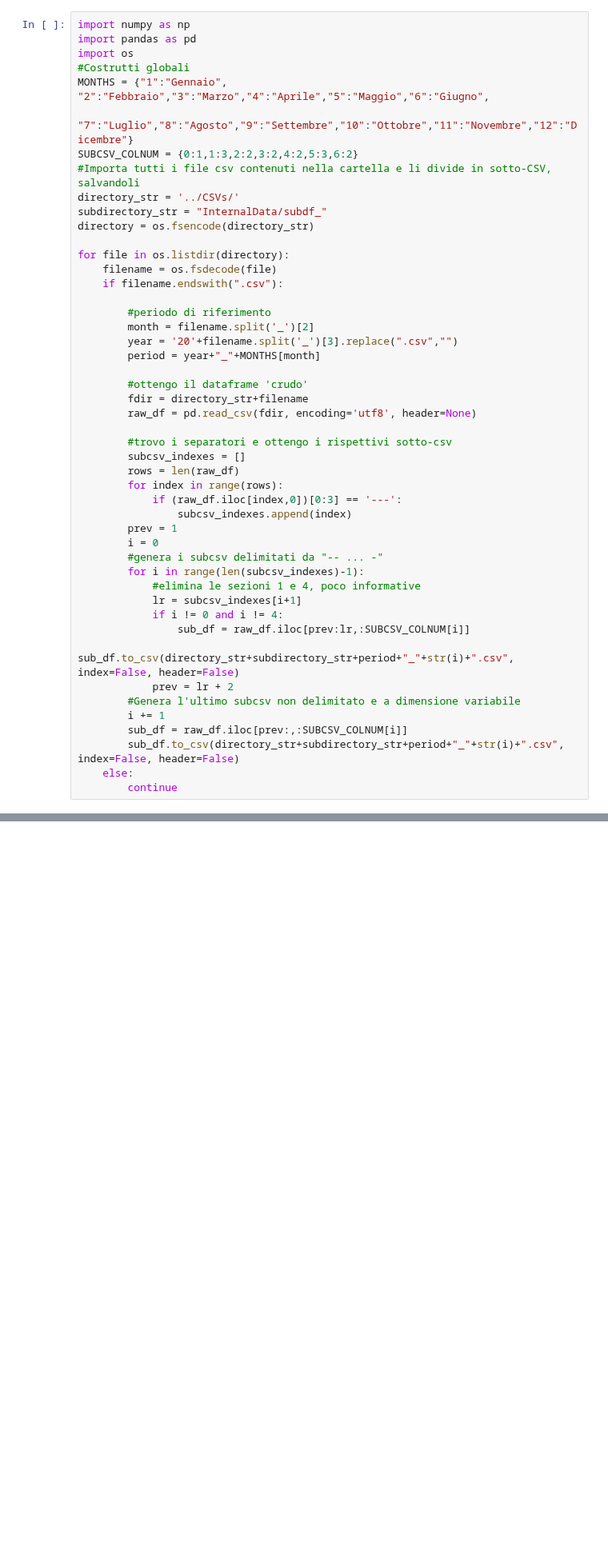
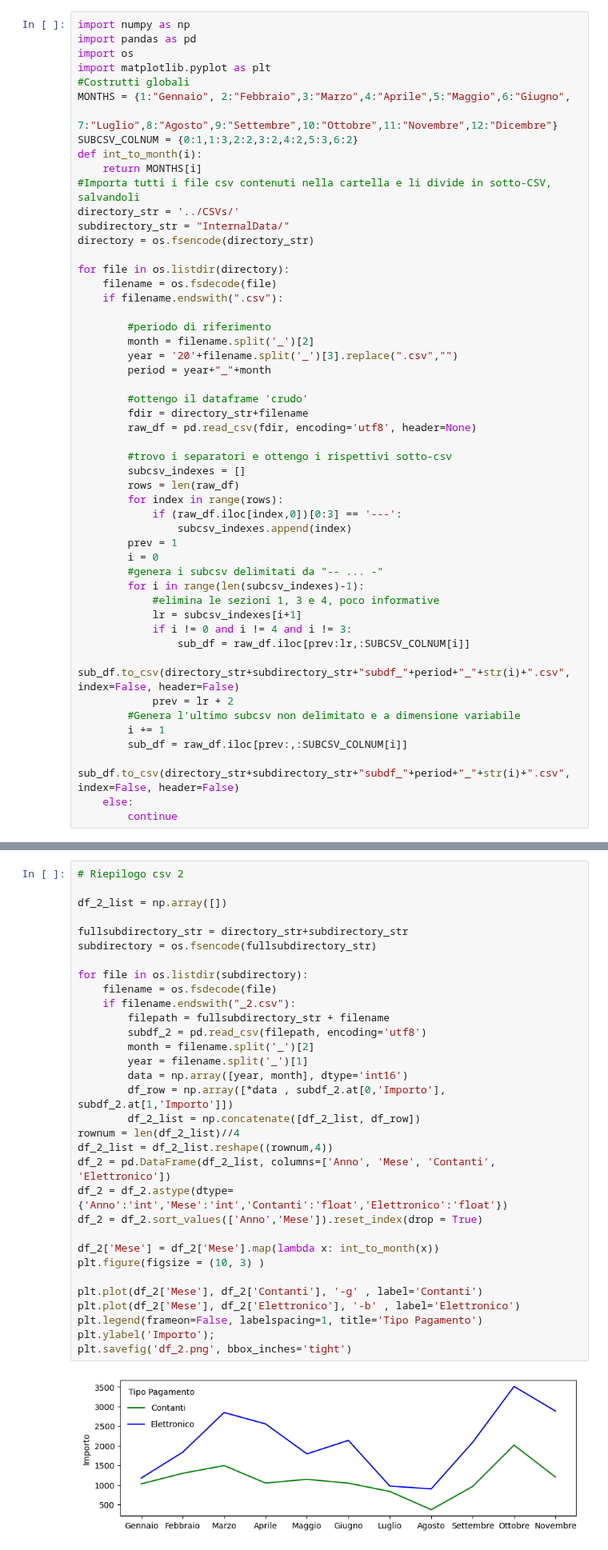
Before and after one commit to Din-Don-Dan/DSP, a Jupyter notebook: Progetto.ipynb, the cells around one changed output, grey strips where cells are left out. Shown at 80% size. Cells and saved outputs as stored; diff of their text form; blank space fills up the shorter version.

```diff
--- a/Progetto.ipynb
+++ b/Progetto.ipynb
@@ -2,13 +2,16 @@
 import numpy as np
 import pandas as pd
 import os
+import matplotlib.pyplot as plt
 #Costrutti globali
-MONTHS = {"1":"Gennaio", "2":"Febbraio","3":"Marzo","4":"Aprile","5":"Maggio","6":"Giugno",
-          "7":"Luglio","8":"Agosto","9":"Settembre","10":"Ottobre","11":"Novembre","12":"Dicembre"}
+MONTHS = {1:"Gennaio", 2:"Febbraio",3:"Marzo",4:"Aprile",5:"Maggio",6:"Giugno",
+          7:"Luglio",8:"Agosto",9:"Settembre",10:"Ottobre",11:"Novembre",12:"Dicembre"}
 SUBCSV_COLNUM = {0:1,1:3,2:2,3:2,4:2,5:3,6:2}
+def int_to_month(i):
+    return MONTHS[i]
 #Importa tutti i file csv contenuti nella cartella e li divide in sotto-CSV, salvandoli
 directory_str = '../CSVs/'
-subdirectory_str = "InternalData/subdf_"
+subdirectory_str = "InternalData/"
 directory = os.fsencode(directory_str)
 
 for file in os.listdir(directory):
@@ -18,7 +21,7 @@ for file in os.listdir(directory):
         #periodo di riferimento
         month = filename.split('_')[2]
         year = '20'+filename.split('_')[3].replace(".csv","")
-        period = year+"_"+MONTHS[month]
+        period = year+"_"+month
 
         #ottengo il dataframe 'crudo'
         fdir = directory_str+filename
@@ -34,15 +37,15 @@ for file in os.listdir(directory):
         i = 0
         #genera i subcsv delimitati da "-- ... -"
         for i in range(len(subcsv_indexes)-1):
-            #elimina le sezioni 1 e 4, poco informative
+            #elimina le sezioni 1, 3 e 4, poco informative
             lr = subcsv_indexes[i+1]
-            if i != 0 and i != 4:
+            if i != 0 and i != 4 and i != 3:
                 sub_df = raw_df.iloc[prev:lr,:SUBCSV_COLNUM[i]]
-                sub_df.to_csv(directory_str+subdirectory_str+period+"_"+str(i)+".csv", index=False, header=False)
+                sub_df.to_csv(directory_str+subdirectory_str+"subdf_"+period+"_"+str(i)+".csv", index=False, header=False)
             prev = lr + 2
         #Genera l'ultimo subcsv non delimitato e a dimensione variabile
         i += 1
         sub_df = raw_df.iloc[prev:,:SUBCSV_COLNUM[i]]
-        sub_df.to_csv(directory_str+subdirectory_str+period+"_"+str(i)+".csv", index=False, header=False)
+        sub_df.to_csv(directory_str+subdirectory_str+"subdf_"+period+"_"+str(i)+".csv", index=False, header=False)
     else:
         continue
@@ -48,0 +143,34 @@ for file in os.listdir(directory):
+# %%
+# Riepilogo csv 2
+
+df_2_list = np.array([])
+
+fullsubdirectory_str = directory_str+subdirectory_str
+subdirectory = os.fsencode(fullsubdirectory_str)
+
+for file in os.listdir(subdirectory):
+    filename = os.fsdecode(file)
+    if filename.endswith("_2.csv"):
+        filepath = fullsubdirectory_str + filename
+        subdf_2 = pd.read_csv(filepath, encoding='utf8')
+        month = filename.split('_')[2]
+        year = filename.split('_')[1]
+        data = np.array([year, month], dtype='int16')
+        df_row = np.array([*data , subdf_2.at[0,'Importo'], subdf_2.at[1,'Importo']])
+        df_2_list = np.concatenate([df_2_list, df_row])
+rownum = len(df_2_list)//4
+df_2_list = df_2_list.reshape((rownum,4))
+df_2 = pd.DataFrame(df_2_list, columns=['Anno', 'Mese', 'Contanti', 'Elettronico'])
+df_2 = df_2.astype(dtype={'Anno':'int','Mese':'int','Contanti':'float','Elettronico':'float'})
+df_2 = df_2.sort_values(['Anno','Mese']).reset_index(drop = True)
+
+df_2['Mese'] = df_2['Mese'].map(lambda x: int_to_month(x))
+plt.figure(figsize = (10, 3) )
+
+plt.plot(df_2['Mese'], df_2['Contanti'], '-g' , label='Contanti')
+plt.plot(df_2['Mese'], df_2['Elettronico'], '-b' , label='Elettronico')
+plt.legend(frameon=False, labelspacing=1, title='Tipo Pagamento')
+plt.ylabel('Importo');
+plt.savefig('df_2.png', bbox_inches='tight')
+# %% [output]
+[figure, added]
```
Also changed, not shown: parts of 34 cells of this notebook, 19 other files.
